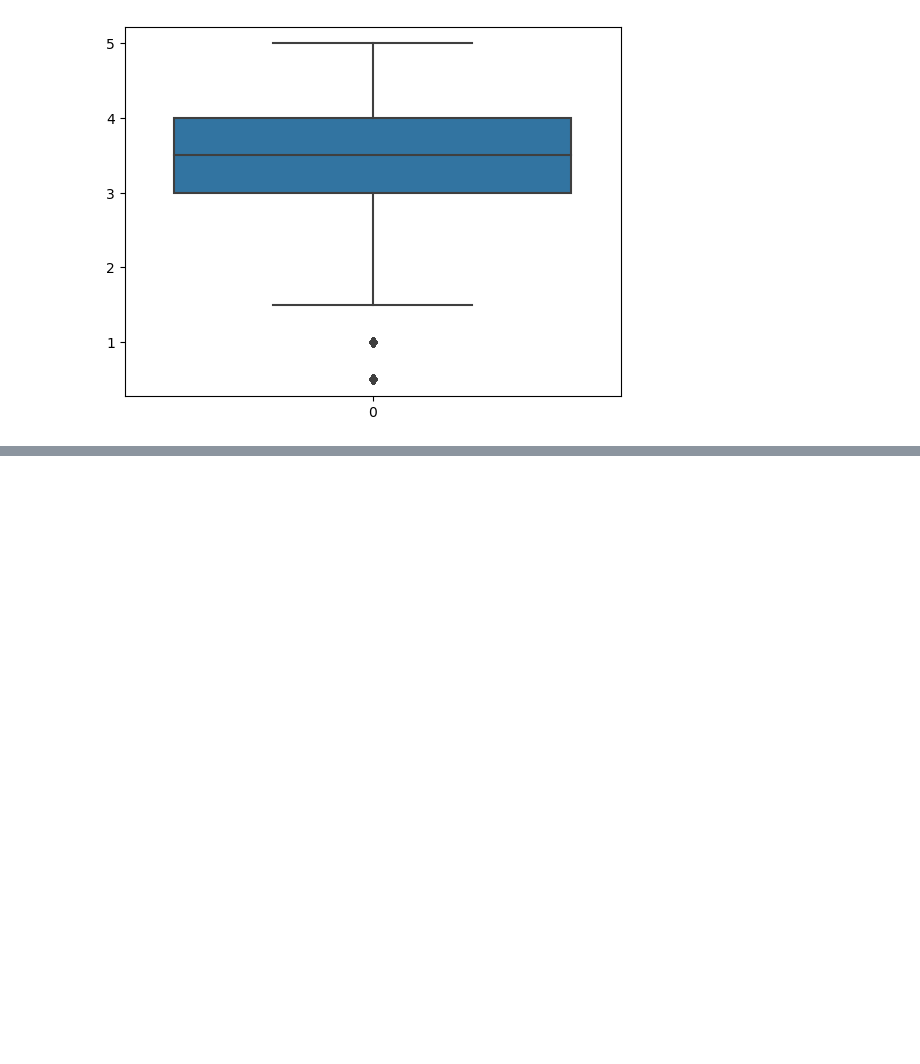
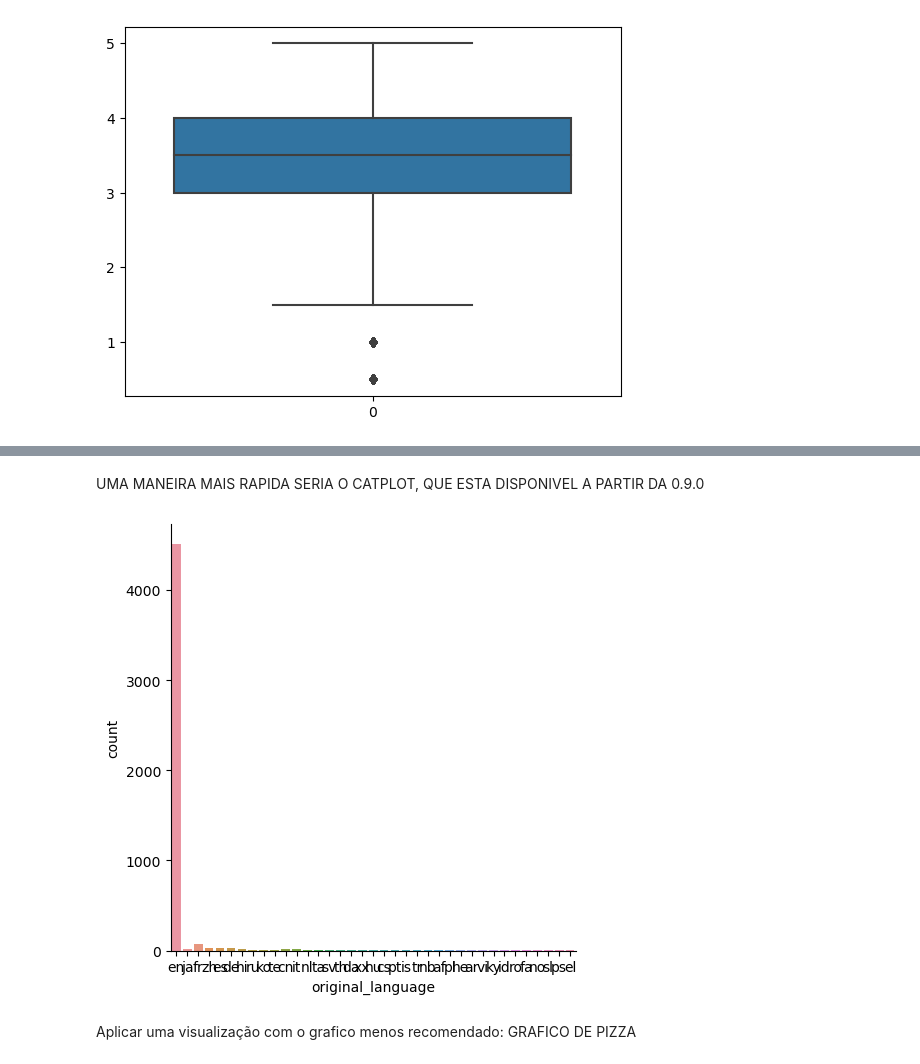
Before and after one commit to macedo19/AprendizadoPythonAlura, a Jupyter notebook: Iniciante/datascience_inicial.ipynb, the cells around one changed output, grey strips where cells are left out. Cells and saved outputs as stored; diff of their text form; code cells hidden in the pictures; blank space fills up the shorter version.

```diff
--- a/Iniciante/datascience_inicial.ipynb
+++ b/Iniciante/datascience_inicial.ipynb
@@ -128,0 +225,8 @@ sns.boxplot(notas.nota)
+# %% [markdown]
+UMA MANEIRA MAIS RAPIDA SERIA O CATPLOT, QUE ESTA DISPONIVEL A PARTIR DA 0.9.0
+# %%
+sns.catplot(x="original_language", kind="count", data=tmdb);
+# %% [output]
+[figure, added]
+# %% [markdown]
+Aplicar uma visualização com o grafico menos recomendado: GRAFICO DE PIZZA
```
Also changed, not shown: parts of 20 cells of this notebook, 2 other files.
